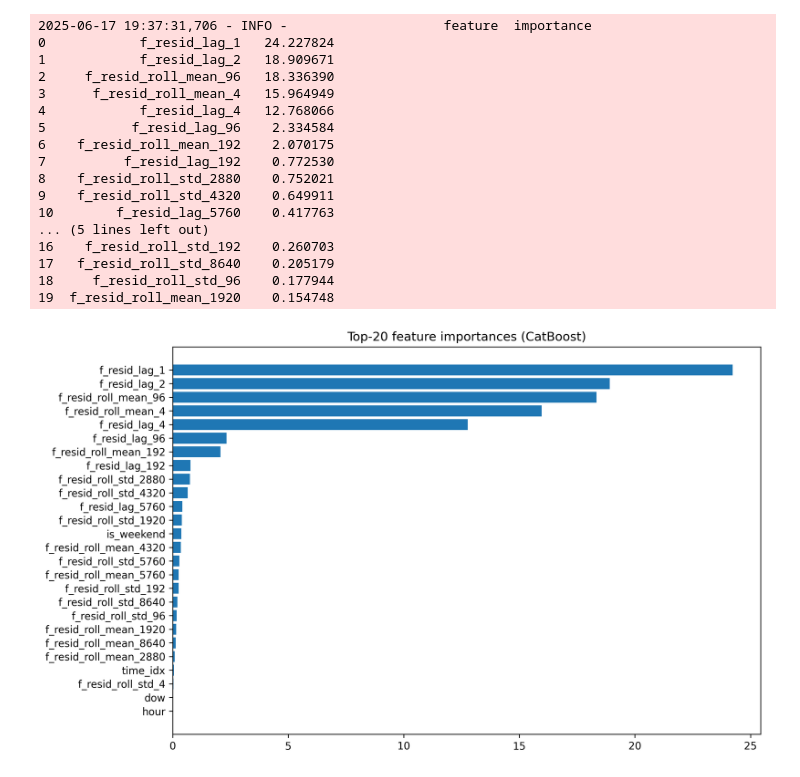
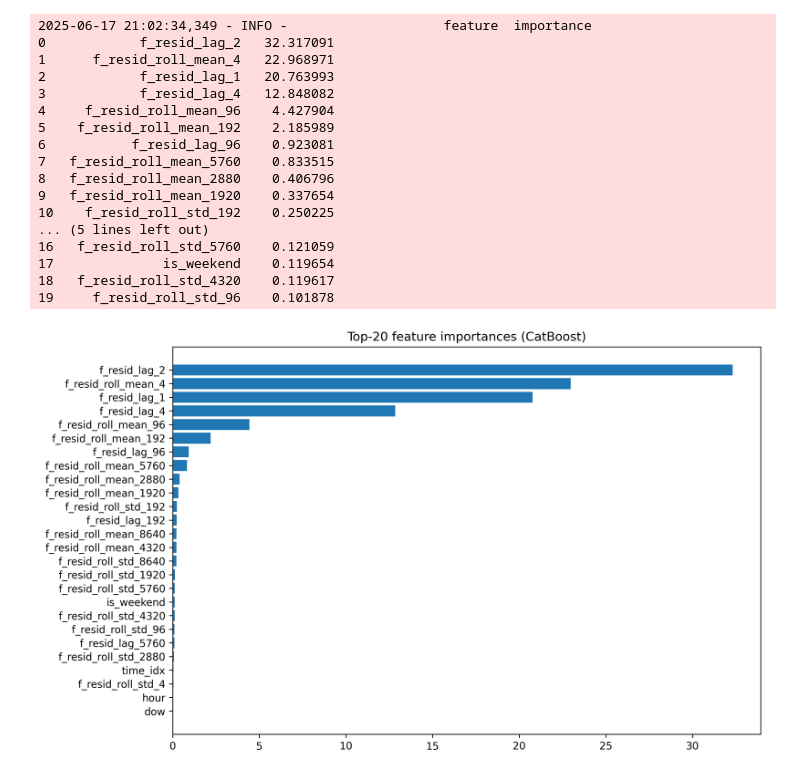
Before and after one commit to nikborovets/realtime_anomaly_analytics, a Jupyter notebook: catboost_recursive_cad_decomposition_avg.ipynb, the cells around one changed output. Cells and saved outputs as stored; diff of their text form; code cells hidden in the pictures.

```diff
--- a/catboost_recursive_cad_decomposition_avg.ipynb
+++ b/catboost_recursive_cad_decomposition_avg.ipynb
@@ -126,7 +85,7 @@ logging.info("Прогноз готов!")
 # df_train_val = df.iloc[:-hold_out_size]
 # df_hold = df.iloc[-hold_out_size:]
 # # Разделяем данные
-df_train_val, df_train_val_val, df_hold = three_way_split(df, train_ratio=0.8, val_ratio=0.1)
+df_train_val, df_train_val_val, df_hold = three_way_split(df, train_ratio=0.8, val_ratio=0.19)
 
 logging.info(f"Размер полного датасета: {len(df)}")
 logging.info(f"Размер для обучения и CV: {len(df_train_val)}")
@@ -140,7 +99,7 @@ logging.info(f"Размер для hold-out теста: {len(df_hold)}")
 # %%
 # ── Кросс-валидация с TimeSeriesSplit ─────────────────────────────────
 n_splits = 5 # Количество фолдов для кросс-валидации
-tscv = TimeSeriesSplit(n_splits=n_splits, test_size=9000)
+tscv = TimeSeriesSplit(n_splits=n_splits, test_size=900)
 
 metrics_list = []
 logging.info(f"Запускаю кросс-валидацию на {n_splits} фолдах...")
@@ -157,7 +116,7 @@ for i, (train_index, val_index) in enumerate(tscv.split(df_for_cv)):
     # Модель для фолда
     model_fold = DecompositionImprovedTrendModel(
         horizon=len(df_val_fold), # Горизонт равен размеру валидационного сета
-        trend_model_type='local',
+        trend_model_type='global',
         trend_window_size=960,
         iterations=1000
     )
@@ -209,7 +168,7 @@ else:
 logging.info("\nНачинаю обучение финальной модели на всех данных train+val...")
 final_model = DecompositionImprovedTrendModel(
     horizon=len(df_hold), # Горизонт прогноза равен размеру hold-out
-    trend_model_type='local',
+    trend_model_type='global',
     trend_window_size=960,
     iterations=1000
 )
@@ -339,41 +308,43 @@ MAE by day:
 # %%
 model = final_model
 feat_names = model.model.feature_names_        # ← то, что CatBoost запомнил
 importances = model.model.get_feature_importance(type='FeatureImportance')
 
 # в один датафрейм
 imp_df = (pd.DataFrame({"feature": feat_names,
                         "importance": importances})
             .sort_values(by="importance", ascending=False)
             .reset_index(drop=True))
 
 logging.info(imp_df.head(20))
 # ---------------------------------------------------
 #  топ-20 на графике
 # ---------------------------------------------------
 plt.figure(figsize=(10,6))
 plt.barh(imp_df.feature[::-1],
          imp_df.importance[::-1])
 # plt.barh(imp_df.feature.head(20)[::-1],
 #          imp_df.importance.head(20)[::-1])
 plt.title("Top-20 feature importances (CatBoost)")
-plt.tight_layout(); plt.show()
+plt.tight_layout();
+plt.savefig(f'plots/{model_name}/top_20_feature_importances_{datetime.datetime.now().strftime("%Y%m%d_%H%M%S")}.png')
+plt.show()
 # %% [output]
-2025-06-17 19:37:31,706 - INFO -                    feature  importance
-0            f_resid_lag_1   24.227824
-1            f_resid_lag_2   18.909671
-2     f_resid_roll_mean_96   18.336390
-3      f_resid_roll_mean_4   15.964949
-4            f_resid_lag_4   12.768066
-5           f_resid_lag_96    2.334584
-6    f_resid_roll_mean_192    2.070175
-7          f_resid_lag_192    0.772530
-8    f_resid_roll_std_2880    0.752021
-9    f_resid_roll_std_4320    0.649911
-10        f_resid_lag_5760    0.417763
+2025-06-17 21:02:34,349 - INFO -                    feature  importance
+0            f_resid_lag_2   32.317091
+1      f_resid_roll_mean_4   22.968971
+2            f_resid_lag_1   20.763993
+3            f_resid_lag_4   12.848082
+4     f_resid_roll_mean_96    4.427904
+5    f_resid_roll_mean_192    2.185989
+6           f_resid_lag_96    0.923081
+7   f_resid_roll_mean_5760    0.833515
+8   f_resid_roll_mean_2880    0.406796
+9   f_resid_roll_mean_1920    0.337654
+10    f_resid_roll_std_192    0.250225
 ... (5 lines left out)
-16    f_resid_roll_std_192    0.260703
-17   f_resid_roll_std_8640    0.205179
-18     f_resid_roll_std_96    0.177944
-19  f_resid_roll_mean_1920    0.154748
+16   f_resid_roll_std_5760    0.121059
+17              is_weekend    0.119654
+18   f_resid_roll_std_4320    0.119617
+19     f_resid_roll_std_96    0.101878
-[figure, old version]
+[figure, new version]
```
Also changed, not shown: parts of 12 cells of this notebook, 34 other files.
